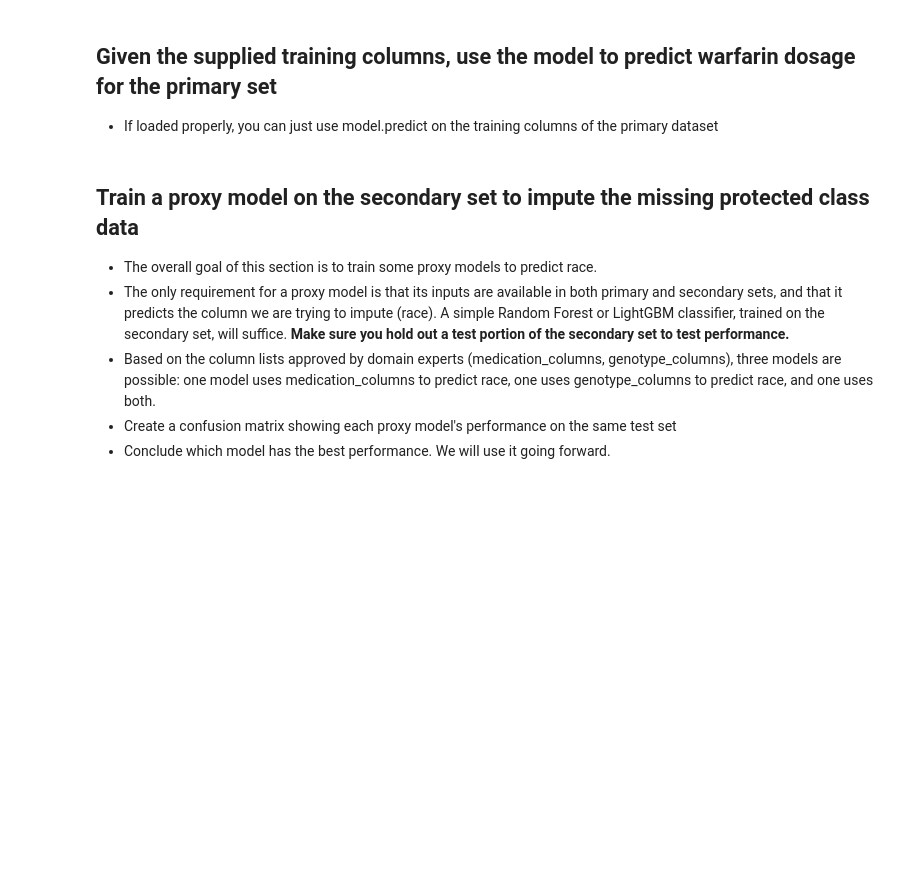
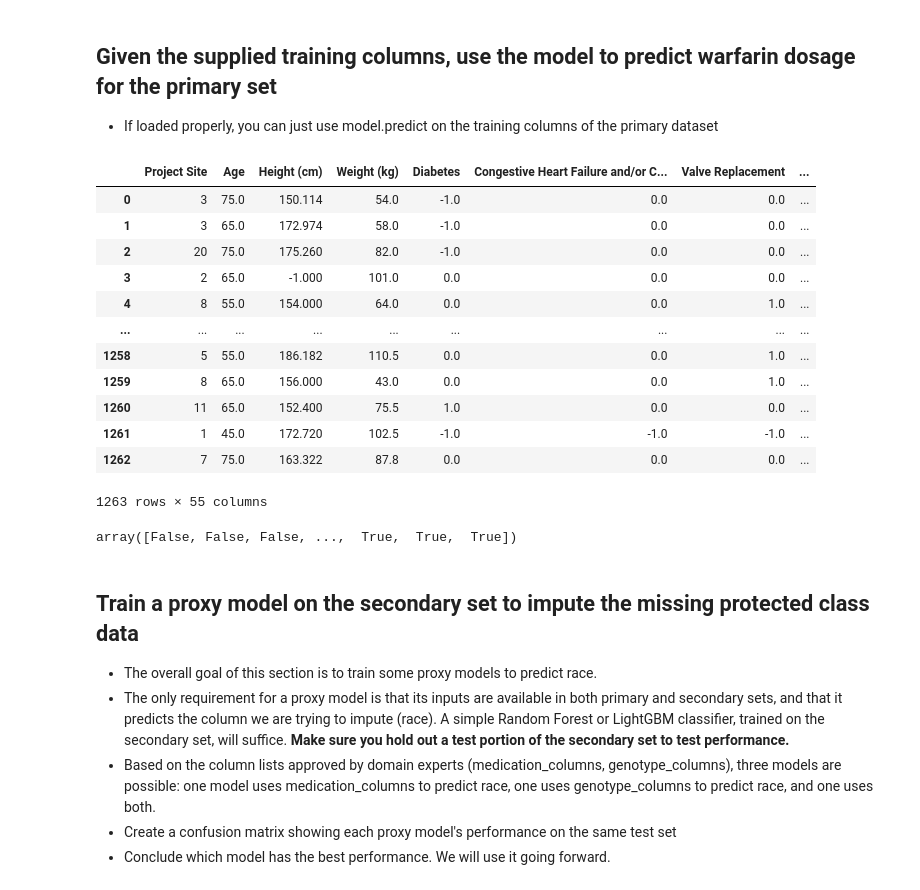
Before and after one commit to fw99/manning, a Jupyter notebook: detecting-bias/Milestone 4 instructions.ipynb, the cells around one changed output. Saved outputs shown, nothing was run; the diff lists cells and outputs as text; code cells hidden in the pictures; blank space fills up the shorter version.

```diff
--- a/Milestone 4 instructions.ipynb
+++ b/detecting-bias/Milestone 4 instructions.ipynb
@@ -90,6 +147,28 @@ model
 ## Given the supplied training columns, use the model to predict warfarin dosage for the primary set
 
  - If loaded properly, you can just use model.predict on the training columns of the primary dataset
+# %%
+X_test = primary[training_columns]
+X_test
+# %% [output]
+|  | Project Site | Age | Height (cm) | Weight (kg) | Diabetes | Congestive Heart Failure and/or C... | Valve Replacement | ... |
+| 0 | 3 | 75.0 | 150.114 | 54.0 | -1.0 | 0.0 | 0.0 | ... |
+| 1 | 3 | 65.0 | 172.974 | 58.0 | -1.0 | 0.0 | 0.0 | ... |
+| 2 | 20 | 75.0 | 175.260 | 82.0 | -1.0 | 0.0 | 0.0 | ... |
+| 3 | 2 | 65.0 | -1.000 | 101.0 | 0.0 | 0.0 | 0.0 | ... |
+| 4 | 8 | 55.0 | 154.000 | 64.0 | 0.0 | 0.0 | 1.0 | ... |
+| ... | ... | ... | ... | ... | ... | ... | ... | ... |
+| 1258 | 5 | 55.0 | 186.182 | 110.5 | 0.0 | 0.0 | 1.0 | ... |
+| 1259 | 8 | 65.0 | 156.000 | 43.0 | 0.0 | 0.0 | 1.0 | ... |
+| 1260 | 11 | 65.0 | 152.400 | 75.5 | 1.0 | 0.0 | 0.0 | ... |
+| 1261 | 1 | 45.0 | 172.720 | 102.5 | -1.0 | -1.0 | -1.0 | ... |
+| 1262 | 7 | 75.0 | 163.322 | 87.8 | 0.0 | 0.0 | 0.0 | ... |
+1263 rows × 55 columns
+# %%
+predictions = model.predict(X_test)
+predictions
+# %% [output]
+array([False, False, False, ...,  True,  True,  True])
 # %% [markdown]
 ## Train a proxy model on the secondary set to impute the missing protected class data
 
```
Also changed, not shown: parts of 8 cells of this notebook, 1 other file.
